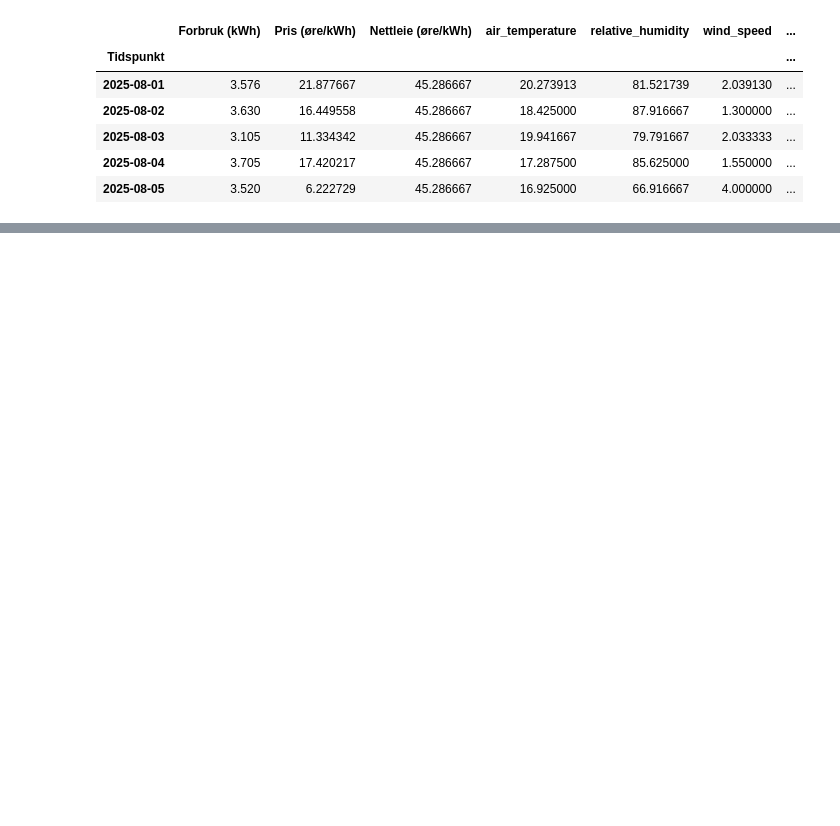
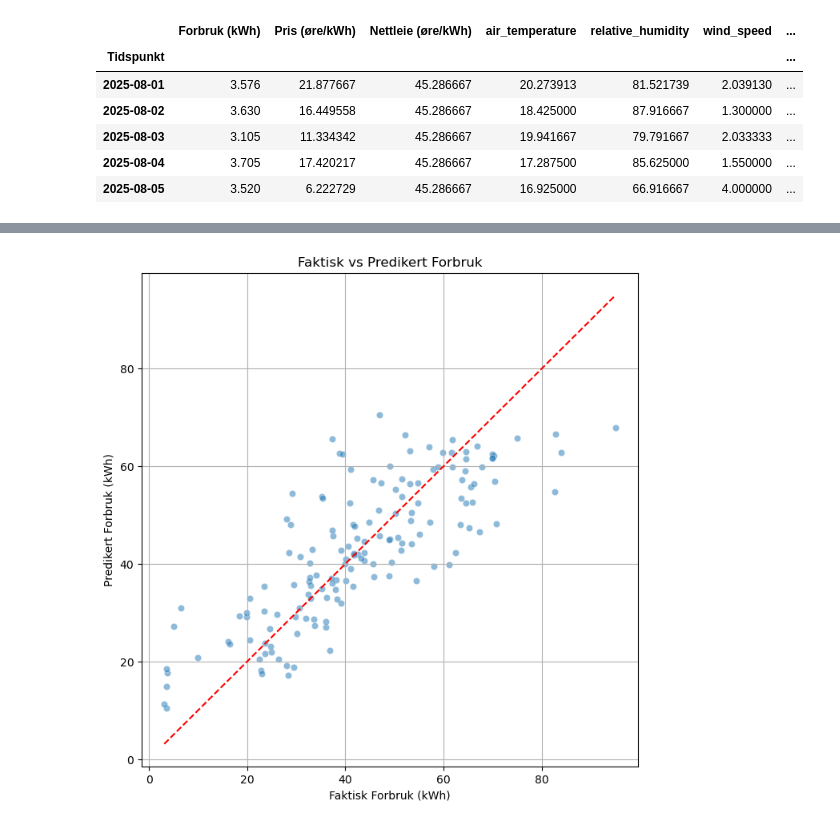
Before and after one commit to EndreAa/poweranalysis, a Jupyter notebook: notebooks/case_analysis.ipynb, the cells around one changed output, grey strips where cells are left out. Cells and saved outputs as stored; diff of their text form; code cells hidden in the pictures; blank space fills up the shorter version.

```diff
--- a/notebooks/case_analysis.ipynb
+++ b/notebooks/case_analysis.ipynb
@@ -25,0 +143,12 @@ df_daily.head()
+# %%
+### scatter plot av faktisk vs predikert forbruk
+plt.figure(figsize=(8, 8))
+sns.scatterplot(x=df_daily["Forbruk (kWh)"], y=y_pred, alpha=0.5)
+plt.plot([df_daily["Forbruk (kWh)"].min(), df_daily["Forbruk (kWh)"].max()], [df_daily["Forbruk (kWh)"].min(), df_daily["Forbruk (kWh)"].max()], color="red", linestyle="--")
+plt.xlabel("Faktisk Forbruk (kWh)")
+plt.ylabel("Predikert Forbruk (kWh)")
+plt.title("Faktisk vs Predikert Forbruk")
+plt.grid()
+plt.show()
+# %% [output]
+[figure, added]
```
Also changed, not shown: parts of 13 cells of this notebook, 3 other files.
